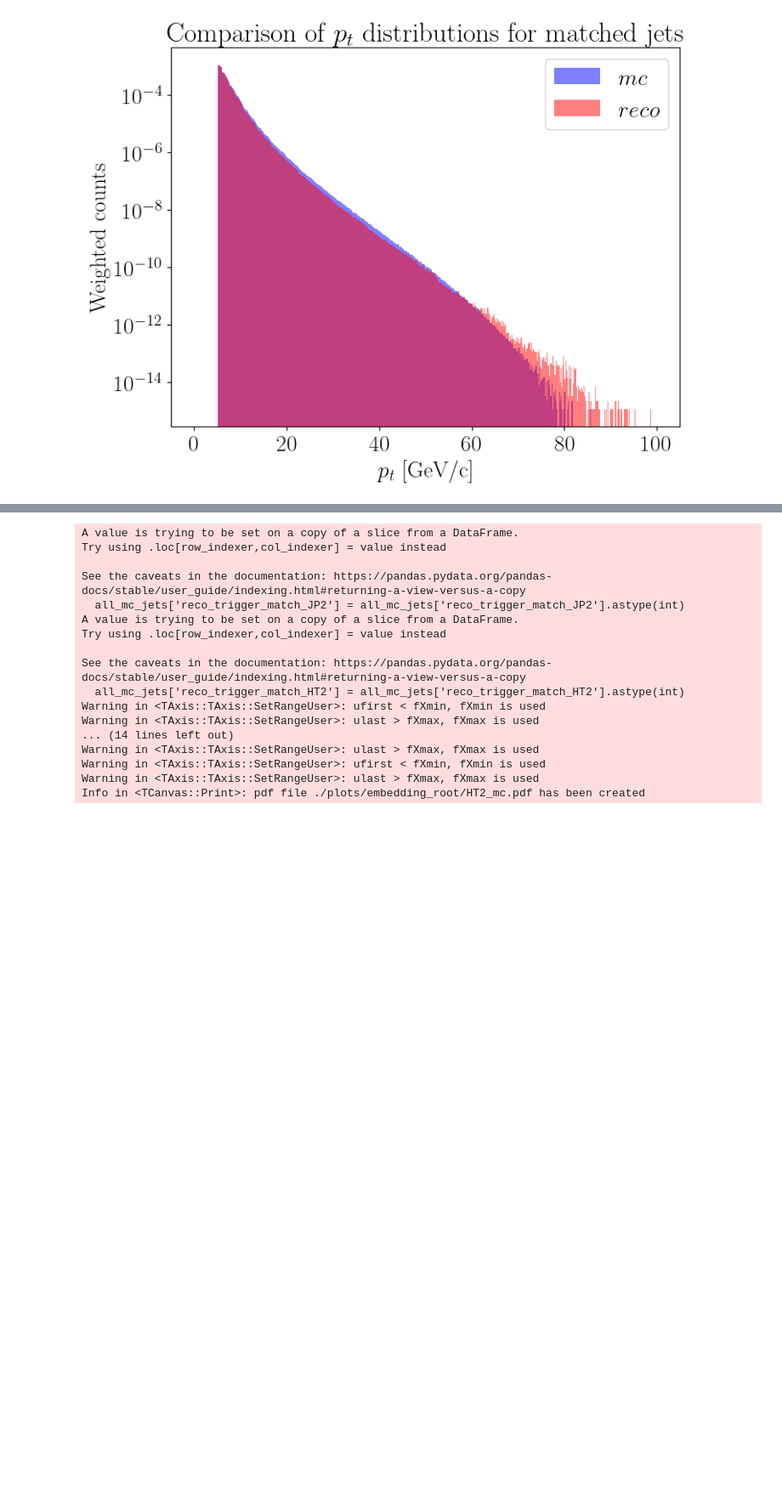
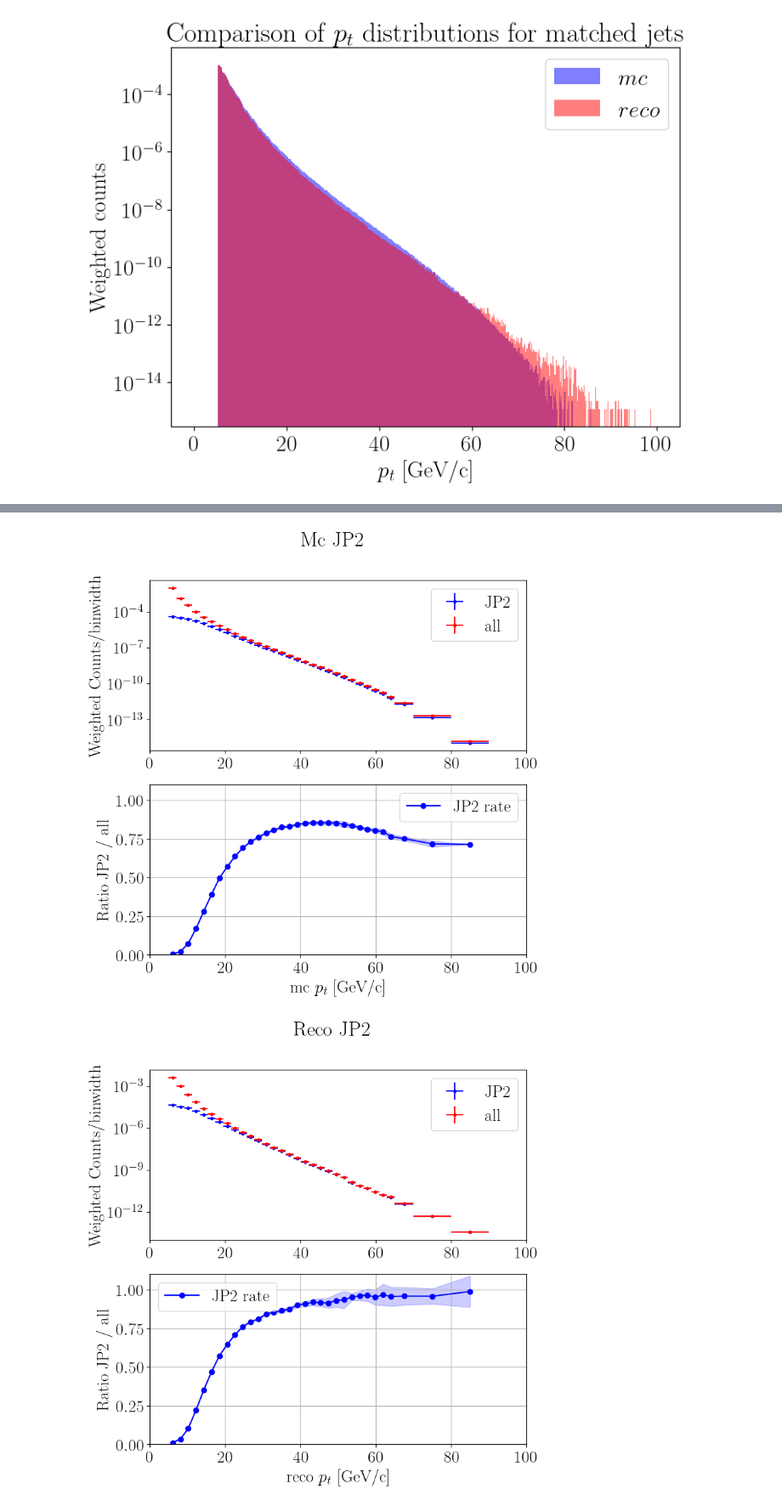
Before and after one commit to aprozo/jets_pp_2012, a Jupyter notebook: macros/ana/ana_matching_tree.ipynb, the cells around one changed output, grey strips where cells are left out. Shown: that part at 85% size. Cells and saved outputs as stored; diff of their text form; code cells hidden in the pictures; blank space fills up the shorter version.

```diff
--- a/macros/ana/ana_matching_tree.ipynb
+++ b/macros/ana/ana_matching_tree.ipynb
@@ -252,33 +245,23 @@ gc.collect()
+# %%
+all_jets = all_jets.copy()  # Create an explicit copy
+all_jets['reco_trigger_match_JP2'] = all_jets['reco_trigger_match_JP2'].astype(int)
+all_jets['reco_trigger_match_HT2'] = all_jets['reco_trigger_match_HT2'].astype(int)
+
+
+JP2_trigger_matched=all_jets[all_jets['reco_trigger_match_JP2'] != 0]
+HT2_trigger_matched=all_jets[all_jets['reco_trigger_match_HT2'] != 0]
 # %%
 
-# conver boo type to int
-all_mc_jets['reco_trigger_match_JP2'] = all_mc_jets['reco_trigger_match_JP2'].astype(int)
-all_mc_jets['reco_trigger_match_HT2'] = all_mc_jets['reco_trigger_match_HT2'].astype(int)
+# # # # plot the trigger efficiency for JP2
+plotRatio(JP2_trigger_matched, all_jets, 'JP2', 'mc')
+plotRatio(JP2_trigger_matched, all_jets, 'JP2', 'reco')
+# # plot the trigger efficiency for HT2
+plotRatio(HT2_trigger_matched, all_jets, 'HT2', 'reco')
+plotRatio(HT2_trigger_matched, all_jets, 'HT2', 'mc')
 
-JP2_trigger_matched=all_mc_jets[all_mc_jets['reco_trigger_match_JP2'] != 0]
-HT2_trigger_matched=all_mc_jets[all_mc_jets['reco_trigger_match_HT2'] != 0]
-
-# # plot the trigger efficiency for JP2
-plotRatio(JP2_trigger_matched, all_mc_jets, 'JP2', 'mc')
-plotRatio(JP2_trigger_matched, all_mc_jets, 'JP2', 'reco')
-# # plot the trigger efficiency for HT2
-plotRatio(HT2_trigger_matched, all_mc_jets, 'HT2', 'reco')
-plotRatio(HT2_trigger_matched, all_mc_jets, 'HT2', 'mc')
+# # plot the trigger efficiency for MB
+plotRatio(matched_jets, all_jets, 'MB', 'reco')
+plotRatio(matched_jets, all_jets, 'MB', 'mc')
 # %% [output]
-A value is trying to be set on a copy of a slice from a DataFrame.
-Try using .loc[row_indexer,col_indexer] = value instead
-
-See the caveats in the documentation: https://pandas.pydata.org/pandas-docs/stable/user_guide/indexing.html#returning-a-view-versus-a-copy
-  all_mc_jets['reco_trigger_match_JP2'] = all_mc_jets['reco_trigger_match_JP2'].astype(int)
-A value is trying to be set on a copy of a slice from a DataFrame.
-Try using .loc[row_indexer,col_indexer] = value instead
-
-See the caveats in the documentation: https://pandas.pydata.org/pandas-docs/stable/user_guide/indexing.html#returning-a-view-versus-a-copy
-  all_mc_jets['reco_trigger_match_HT2'] = all_mc_jets['reco_trigger_match_HT2'].astype(int)
-Warning in <TAxis::TAxis::SetRangeUser>: ufirst < fXmin, fXmin is used
-Warning in <TAxis::TAxis::SetRangeUser>: ulast > fXmax, fXmax is used
-... (14 lines left out)
-Warning in <TAxis::TAxis::SetRangeUser>: ulast > fXmax, fXmax is used
-Warning in <TAxis::TAxis::SetRangeUser>: ufirst < fXmin, fXmin is used
-Warning in <TAxis::TAxis::SetRangeUser>: ulast > fXmax, fXmax is used
-Info in <TCanvas::Print>: pdf file ./plots/embedding_root/HT2_mc.pdf has been created
+[figure, added]
+[figure, added]
```
Also changed, not shown: parts of 7 cells of this notebook, 1 other file.
